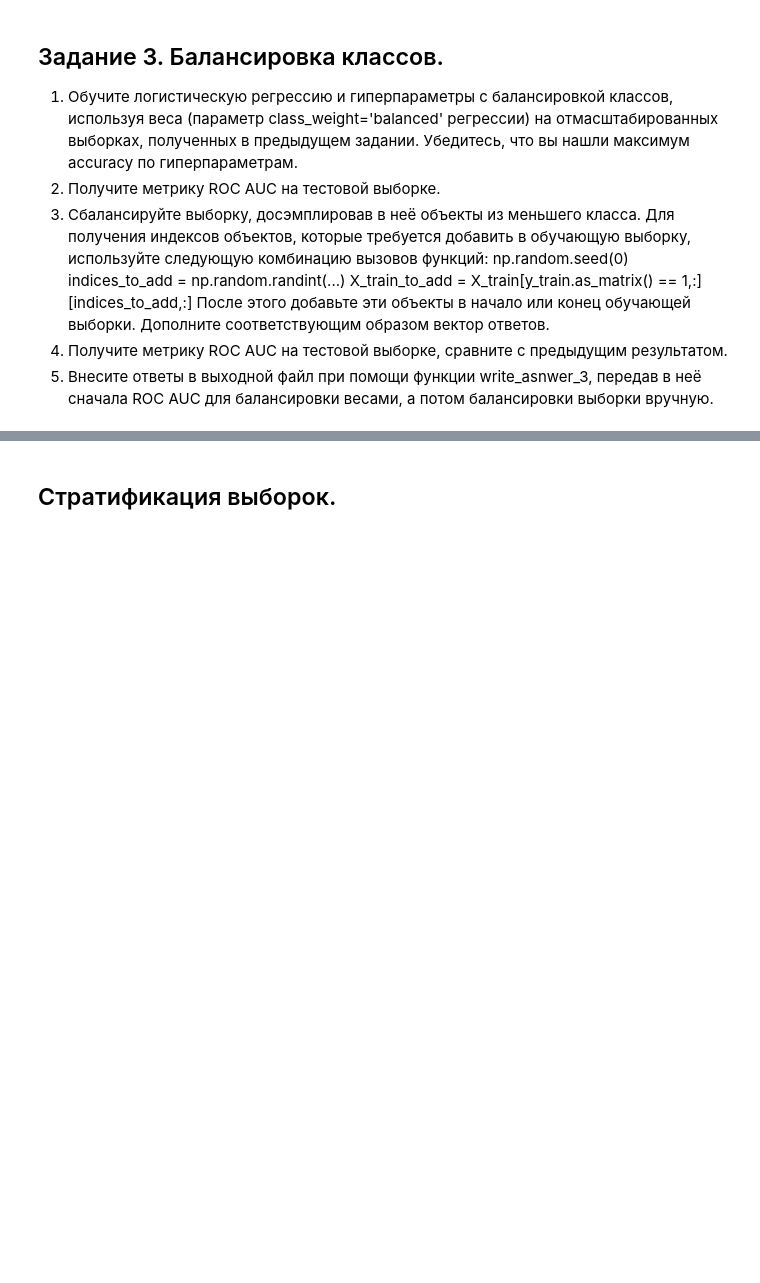
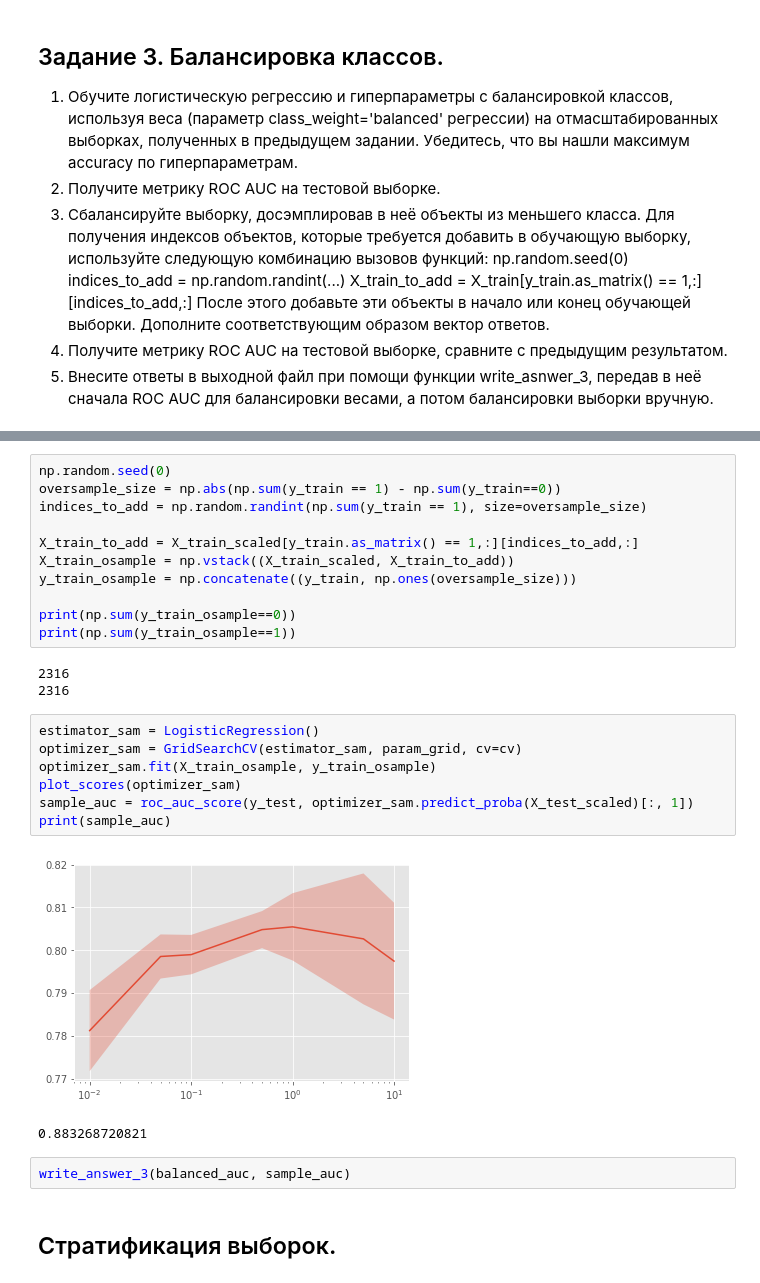
Before and after one commit to ivan-magda/machine-learning-data-analysis, a Jupyter notebook: supervised-learning/preprocessing-lr/preprocessing-lr.ipynb, the cells around one changed output, grey strips where cells are left out. Cells and saved outputs as stored; diff of their text form; blank space fills up the shorter version.

```diff
--- a/supervised-learning/preprocessing-lr/preprocessing-lr.ipynb
+++ b/supervised-learning/preprocessing-lr/preprocessing-lr.ipynb
@@ -409,3 +497,29 @@ def write_answer_3(auc_1, auc_2):
+# %%
+np.random.seed(0)
+oversample_size = np.abs(np.sum(y_train == 1) - np.sum(y_train==0))
+indices_to_add = np.random.randint(np.sum(y_train == 1), size=oversample_size)
+
+X_train_to_add = X_train_scaled[y_train.as_matrix() == 1,:][indices_to_add,:]
+X_train_osample = np.vstack((X_train_scaled, X_train_to_add))
+y_train_osample = np.concatenate((y_train, np.ones(oversample_size)))
+
+print(np.sum(y_train_osample==0))
+print(np.sum(y_train_osample==1))
+# %% [output]
+2316
+2316
+# %%
+estimator_sam = LogisticRegression()
+optimizer_sam = GridSearchCV(estimator_sam, param_grid, cv=cv)
+optimizer_sam.fit(X_train_osample, y_train_osample)
+plot_scores(optimizer_sam)
+sample_auc = roc_auc_score(y_test, optimizer_sam.predict_proba(X_test_scaled)[:, 1])
+print(sample_auc)
+# %% [output]
+[figure, added]
+0.883268720821
+# %%
+write_answer_3(balanced_auc, sample_auc)
 # %% [markdown]
 ## Стратификация выборок.
 # %% [markdown]
```
Also changed, not shown: parts of 40 cells of this notebook, 6 other files.
